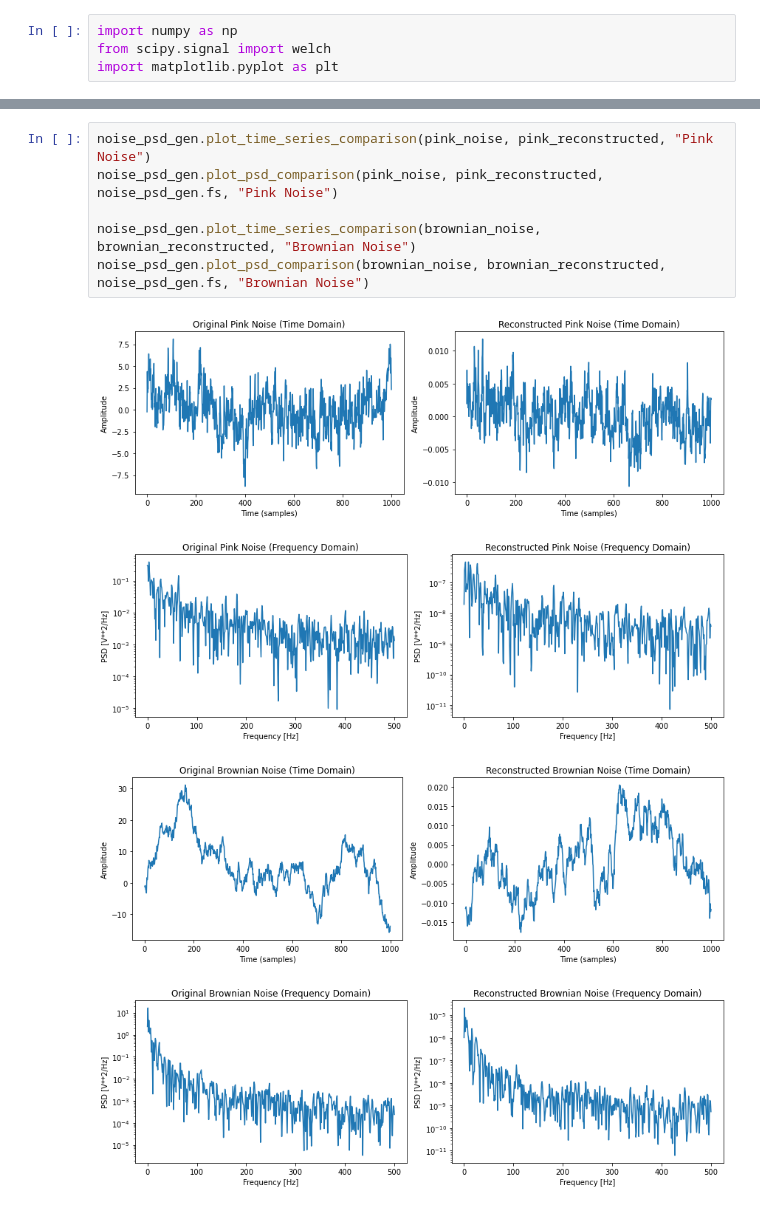
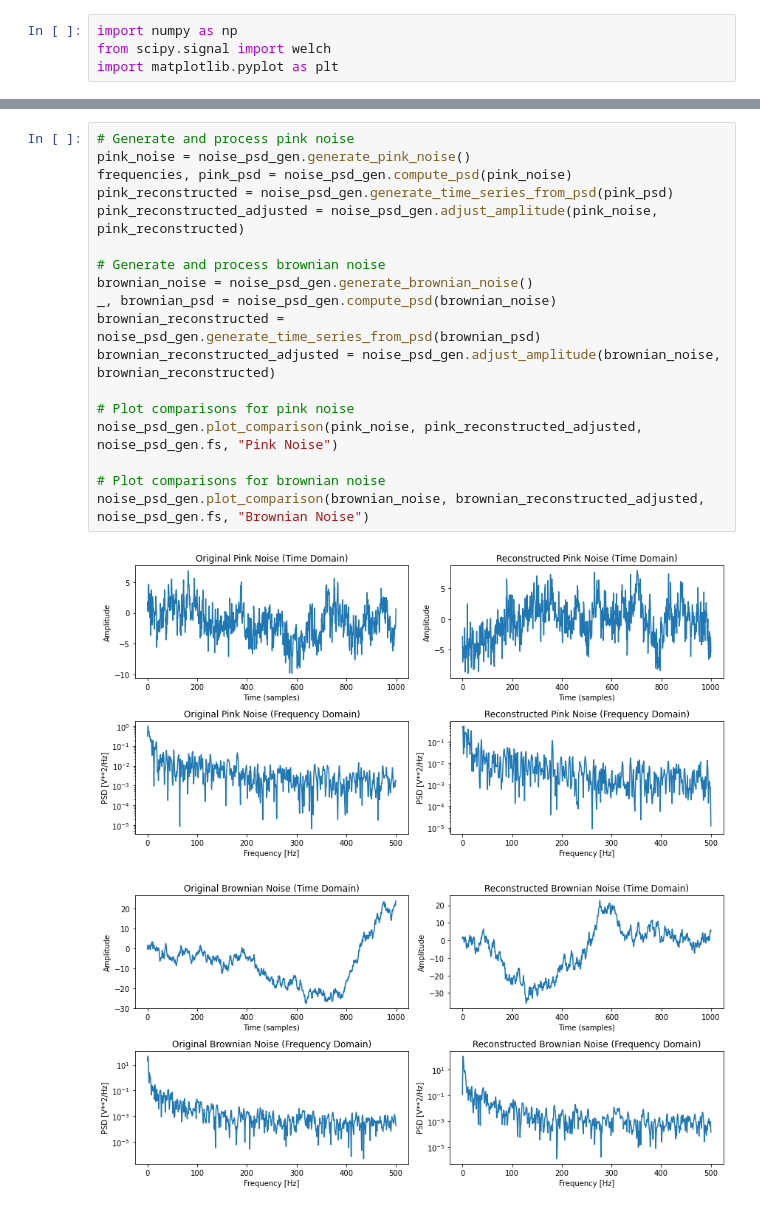
Before and after one commit to Lockonchen/quantum_noise_models, a Jupyter notebook: new.ipynb, the cells around one changed output, grey strips where cells are left out. Saved outputs shown, nothing was run; the diff lists cells and outputs as text.

```diff
--- a/new.ipynb
+++ b/new.ipynb
@@ -155,11 +184,21 @@ plt.show()
-# %%
-noise_psd_gen.plot_time_series_comparison(pink_noise, pink_reconstructed, "Pink Noise")
-noise_psd_gen.plot_psd_comparison(pink_noise, pink_reconstructed, noise_psd_gen.fs, "Pink Noise")
-
-noise_psd_gen.plot_time_series_comparison(brownian_noise, brownian_reconstructed, "Brownian Noise")
-noise_psd_gen.plot_psd_comparison(brownian_noise, brownian_reconstructed, noise_psd_gen.fs, "Brownian Noise")
-# %% [output]
-[figure, removed]
-[figure, removed]
-[figure, removed]
-[figure, removed]
+# %%
+# Generate and process pink noise
+pink_noise = noise_psd_gen.generate_pink_noise()
+frequencies, pink_psd = noise_psd_gen.compute_psd(pink_noise)
+pink_reconstructed = noise_psd_gen.generate_time_series_from_psd(pink_psd)
+pink_reconstructed_adjusted = noise_psd_gen.adjust_amplitude(pink_noise, pink_reconstructed)
+
+# Generate and process brownian noise
+brownian_noise = noise_psd_gen.generate_brownian_noise()
+_, brownian_psd = noise_psd_gen.compute_psd(brownian_noise)
+brownian_reconstructed = noise_psd_gen.generate_time_series_from_psd(brownian_psd)
+brownian_reconstructed_adjusted = noise_psd_gen.adjust_amplitude(brownian_noise, brownian_reconstructed)
+
+# Plot comparisons for pink noise
+noise_psd_gen.plot_comparison(pink_noise, pink_reconstructed_adjusted, noise_psd_gen.fs, "Pink Noise")
+
+# Plot comparisons for brownian noise
+noise_psd_gen.plot_comparison(brownian_noise, brownian_reconstructed_adjusted, noise_psd_gen.fs, "Brownian Noise")
+# %% [output]
+[figure, added]
+[figure, added]
```
Also changed, not shown: parts of 3 cells of this notebook.
